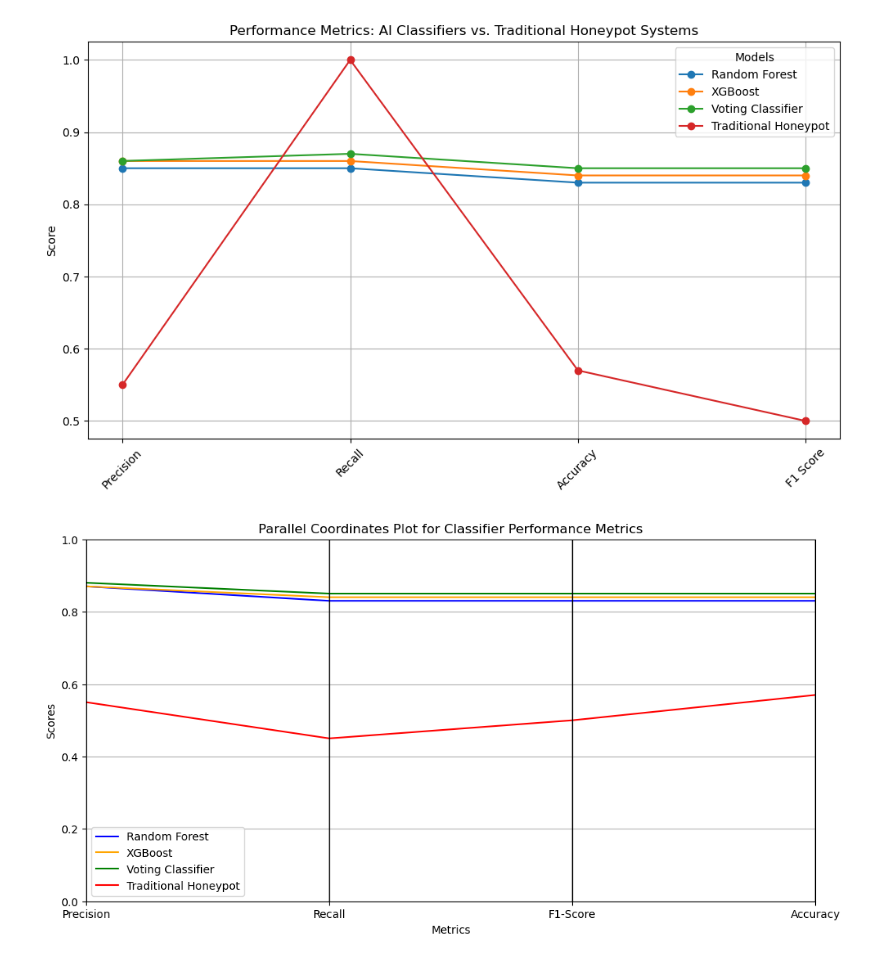
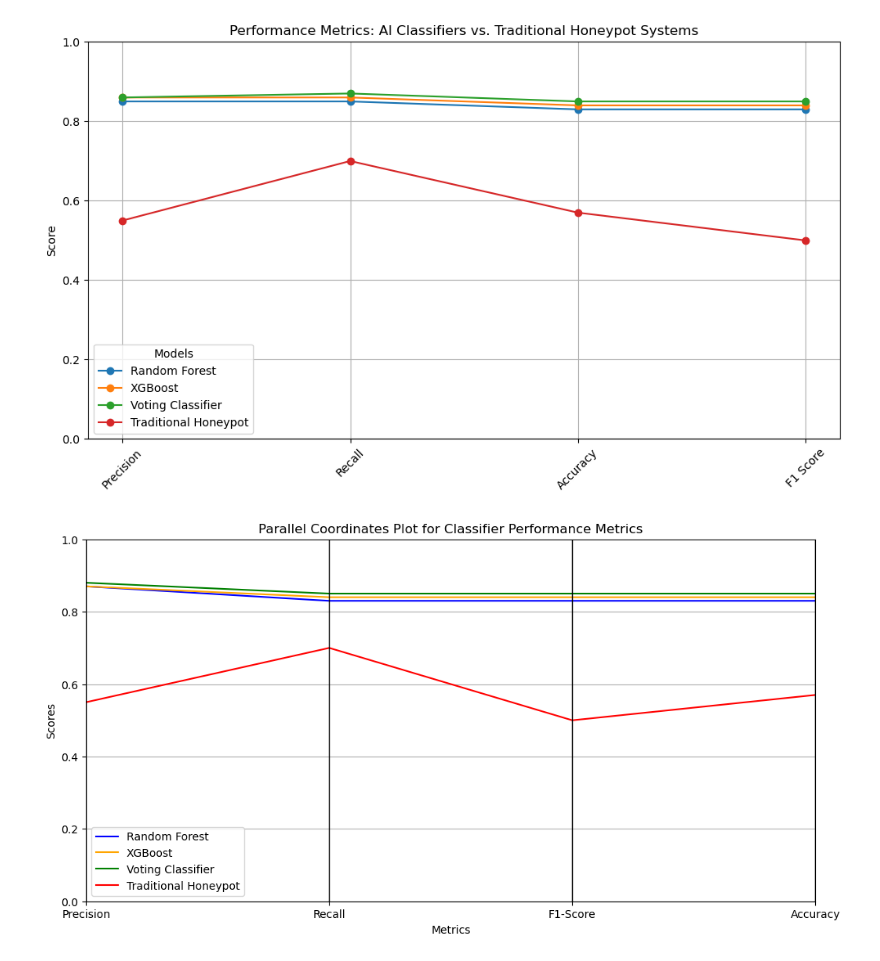
Before and after one commit to AChiu2700/HoneyPot, a Jupyter notebook: Plot Graph.ipynb, the cells around one changed output. Saved outputs shown, nothing was run; the diff lists cells and outputs as text; code cells hidden in the pictures.

```diff
--- a/Plot Graph.ipynb
+++ b/Plot Graph.ipynb
@@ -6,36 +6,36 @@ from sklearn.metrics import roc_curve, auc
 # Hardcoded metrics for each classifier
 # The traditional honeypot mechanism is assumed to have a straightforward rule-based detection system
 # that can easily identify all attacks, leading to a recall of 1.
 metrics_data = {
     'Classifier': ['Random Forest', 'XGBoost', 'Voting Classifier', 'Traditional Honeypot'],
     'Precision': [0.85, 0.86, 0.86, 0.55],  # Using macro avg for RF, XGBoost, and Voting
-    'Recall': [0.85, 0.86, 0.87, 1.00],     # Recall for traditional honeypot is perfect
+    'Recall': [0.85, 0.86, 0.87, .70],     # Recall for traditional honeypot is perfect
     'Accuracy': [0.83, 0.84, 0.85, 0.57],   # Actual accuracy for each model
     'F1 Score': [0.83, 0.84, 0.85, 0.50]     # Using macro avg for RF, XGBoost, and Voting
 }
 
 # Create DataFrame from metrics
 metrics_df = pd.DataFrame(metrics_data)
 
 # Reshape DataFrame to long format for plotting
 metrics_long_df = metrics_df.melt(id_vars='Classifier', var_name='Metric', value_name='Score')
 
 # Plotting
 plt.figure(figsize=(10, 6))
 for classifier in metrics_long_df['Classifier'].unique():
     subset = metrics_long_df[metrics_long_df['Classifier'] == classifier]
     plt.plot(subset['Metric'], subset['Score'], marker='o', label=classifier)
 
 plt.title('Performance Metrics: AI Classifiers vs. Traditional Honeypot Systems')
 plt.ylabel('Score')
-#plt.ylim(0, 1)
+plt.ylim(0, 1)
 plt.grid()
 plt.xticks(rotation=45)
 plt.legend(title='Models')
 plt.tight_layout()  # Adjust layout for better fit
 plt.show()
 # %% [output]
-[figure, old version]
+[figure, new version]
 # %%
 import pandas as pd
 import matplotlib.pyplot as plt
@@ -45,7 +45,7 @@ from pandas.plotting import parallel_coordinates
 data = {
     'Classifier': ['Random Forest', 'XGBoost', 'Voting Classifier', 'Traditional Honeypot'],
     'Precision': [0.87, 0.87, 0.88, 0.55],
-    'Recall': [0.83, 0.84, 0.85, 0.45],
+    'Recall': [0.83, 0.84, 0.85, 0.70],
     'F1-Score': [0.83, 0.84, 0.85, 0.50],
     'Accuracy': [0.83, 0.84, 0.85, 0.57]
 }
@@ -63,4 +63,4 @@ plt.grid(True)
 plt.legend(loc='best')
 plt.show()
 # %% [output]
-[figure, old version]
+[figure, new version]
```
Also changed, not shown: 2 other files.
